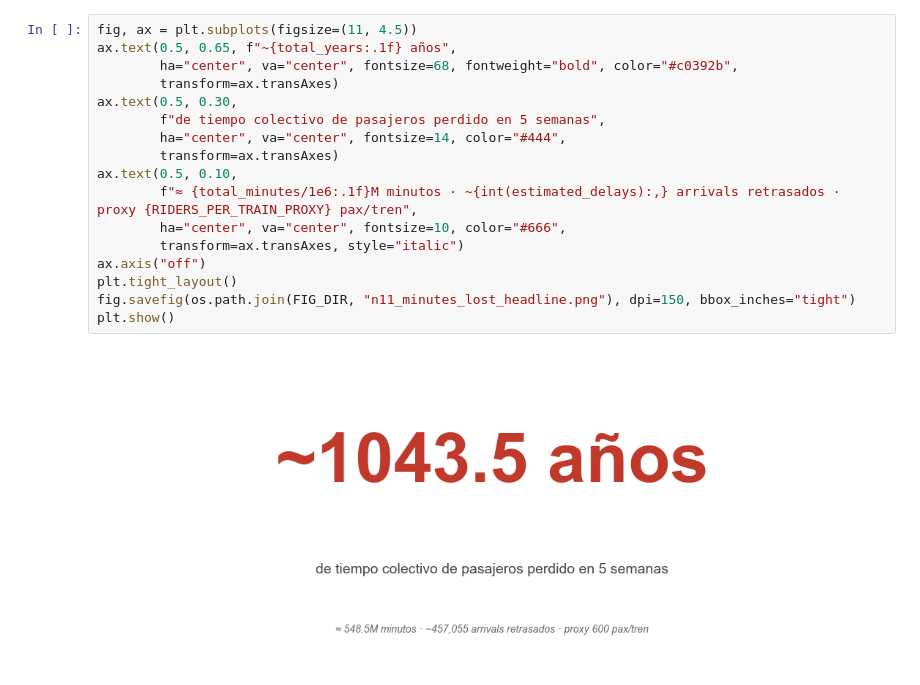
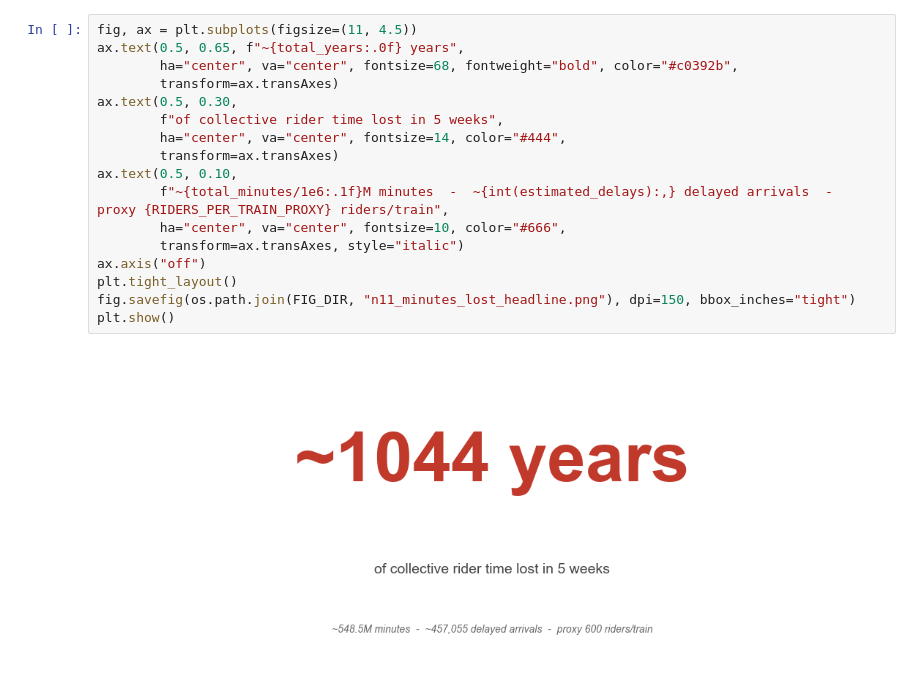
Before and after one commit to Pandabar8/WMATA-Metro-Delay-Prediction, a Jupyter notebook: notebooks/11_morning_commute.ipynb, the cells around one changed output. Drawn from its saved outputs; the diff is of its cells as text.

```diff
--- a/notebooks/11_morning_commute.ipynb
+++ b/notebooks/11_morning_commute.ipynb
@@ -257,19 +258,19 @@ Equivale a:                      9,141,112 horas
 # %%
 fig, ax = plt.subplots(figsize=(11, 4.5))
-ax.text(0.5, 0.65, f"~{total_years:.1f} años",
+ax.text(0.5, 0.65, f"~{total_years:.0f} years",
         ha="center", va="center", fontsize=68, fontweight="bold", color="#c0392b",
         transform=ax.transAxes)
 ax.text(0.5, 0.30,
-        f"de tiempo colectivo de pasajeros perdido en 5 semanas",
+        f"of collective rider time lost in 5 weeks",
         ha="center", va="center", fontsize=14, color="#444",
         transform=ax.transAxes)
 ax.text(0.5, 0.10,
-        f"≈ {total_minutes/1e6:.1f}M minutos · ~{int(estimated_delays):,} arrivals retrasados · proxy {RIDERS_PER_TRAIN_PROXY} pax/tren",
+        f"~{total_minutes/1e6:.1f}M minutes  -  ~{int(estimated_delays):,} delayed arrivals  -  proxy {RIDERS_PER_TRAIN_PROXY} riders/train",
         ha="center", va="center", fontsize=10, color="#666",
         transform=ax.transAxes, style="italic")
 ax.axis("off")
 plt.tight_layout()
 fig.savefig(os.path.join(FIG_DIR, "n11_minutes_lost_headline.png"), dpi=150, bbox_inches="tight")
 plt.show()
 # %% [output]
-[figure, old version]
+[figure, new version]
```
Also changed, not shown: parts of 20 cells of this notebook, 11 other files.
